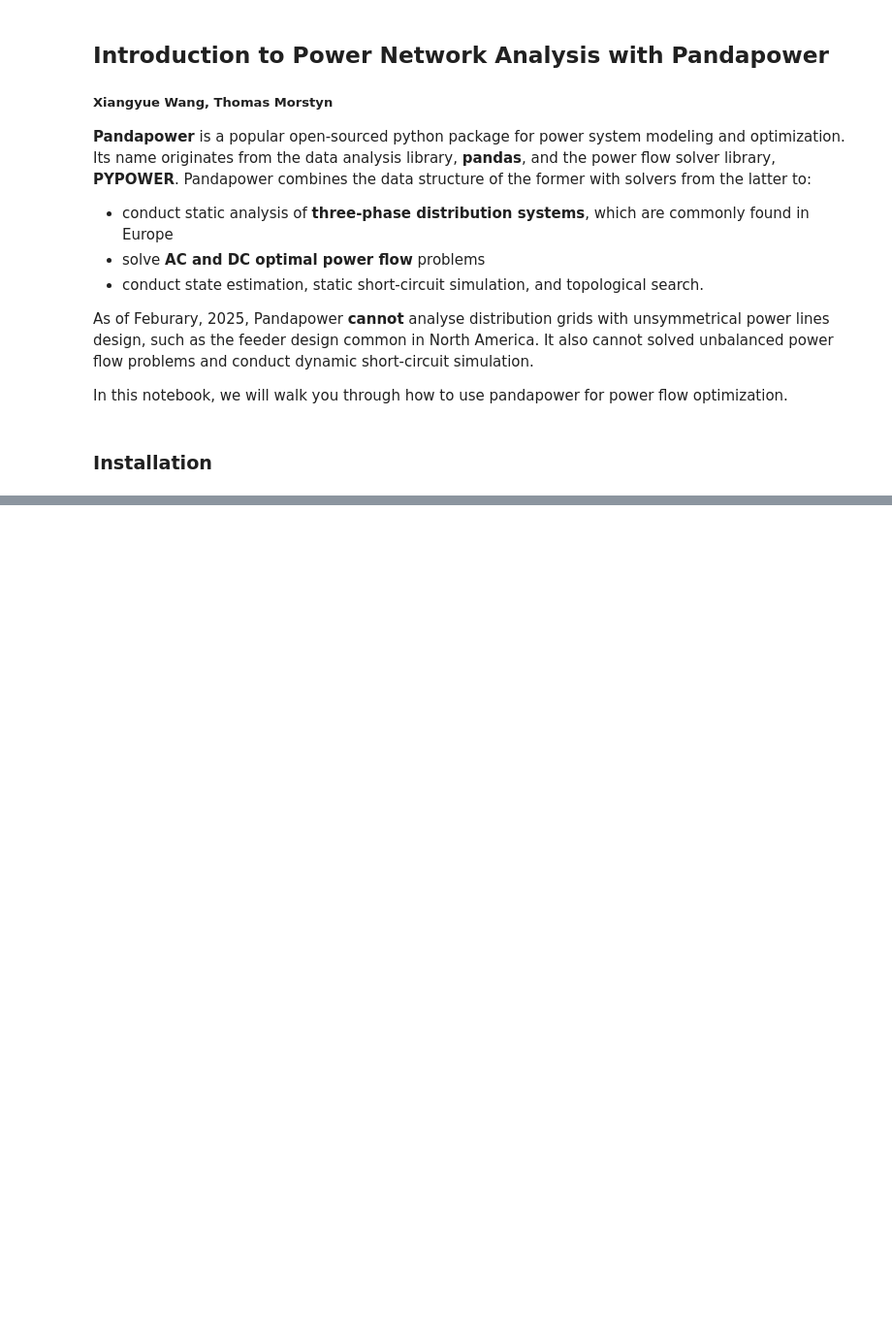
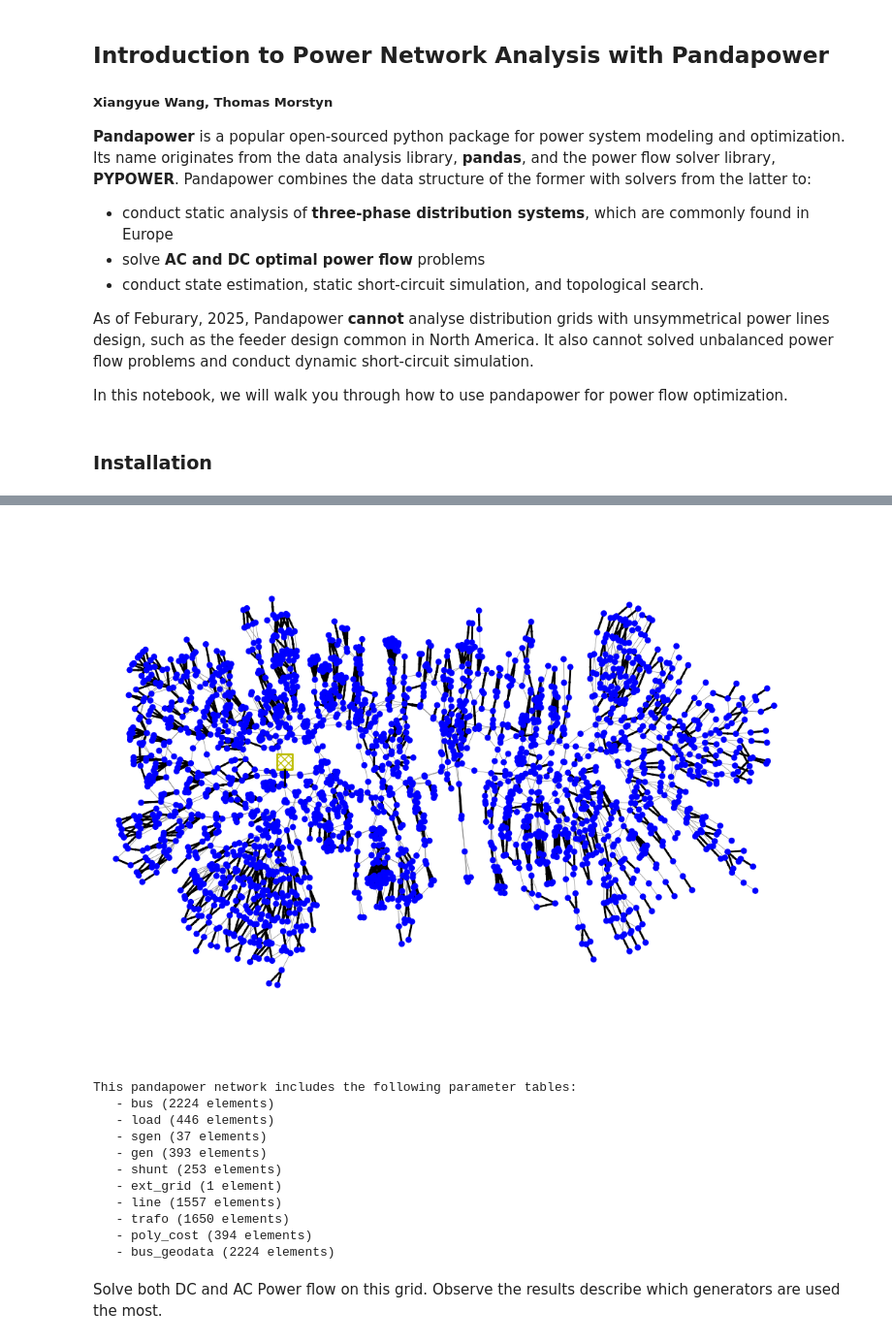
Before and after one commit to PSALOxford/intro_pandapower, a Jupyter notebook: intro-pandapower.ipynb, the cells around one changed output, grey strips where cells are left out. Shown at 97% size. Saved outputs shown, nothing was run; the diff lists cells and outputs as text; code cells hidden in the pictures; blank space fills up the shorter version.

```diff
--- a/intro-pandapower.ipynb
+++ b/intro-pandapower.ipynb
@@ -28,0 +292,20 @@ ModuleNotFoundError: No module named 'pandapower'
+# %%
+import pandapower.networks as pn
+net3 = pn.GBnetwork()
+plot.simple_plot(net3, show_plot=True, trafo_size=0.02, line_width=0.5, bus_size=0.5)
+net3
+# %% [output]
+[figure, added]
+This pandapower network includes the following parameter tables:
+   - bus (2224 elements)
+   - load (446 elements)
+   - sgen (37 elements)
+   - gen (393 elements)
+   - shunt (253 elements)
+   - ext_grid (1 element)
+   - line (1557 elements)
+   - trafo (1650 elements)
+   - poly_cost (394 elements)
+   - bus_geodata (2224 elements)
+# %% [markdown]
+Solve both DC and AC Power flow on this grid. Observe the results describe which generators are used the most.
```
Also changed, not shown: parts of 31 cells of this notebook, 2 other files.
